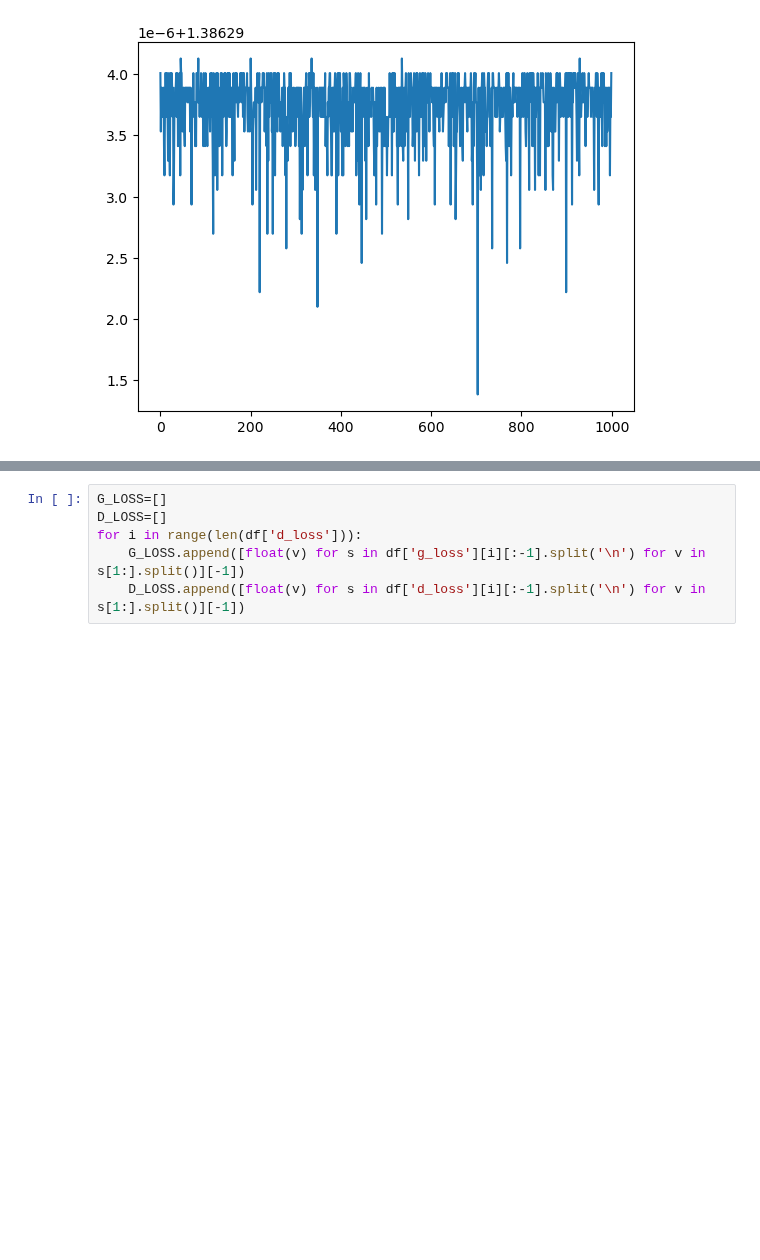
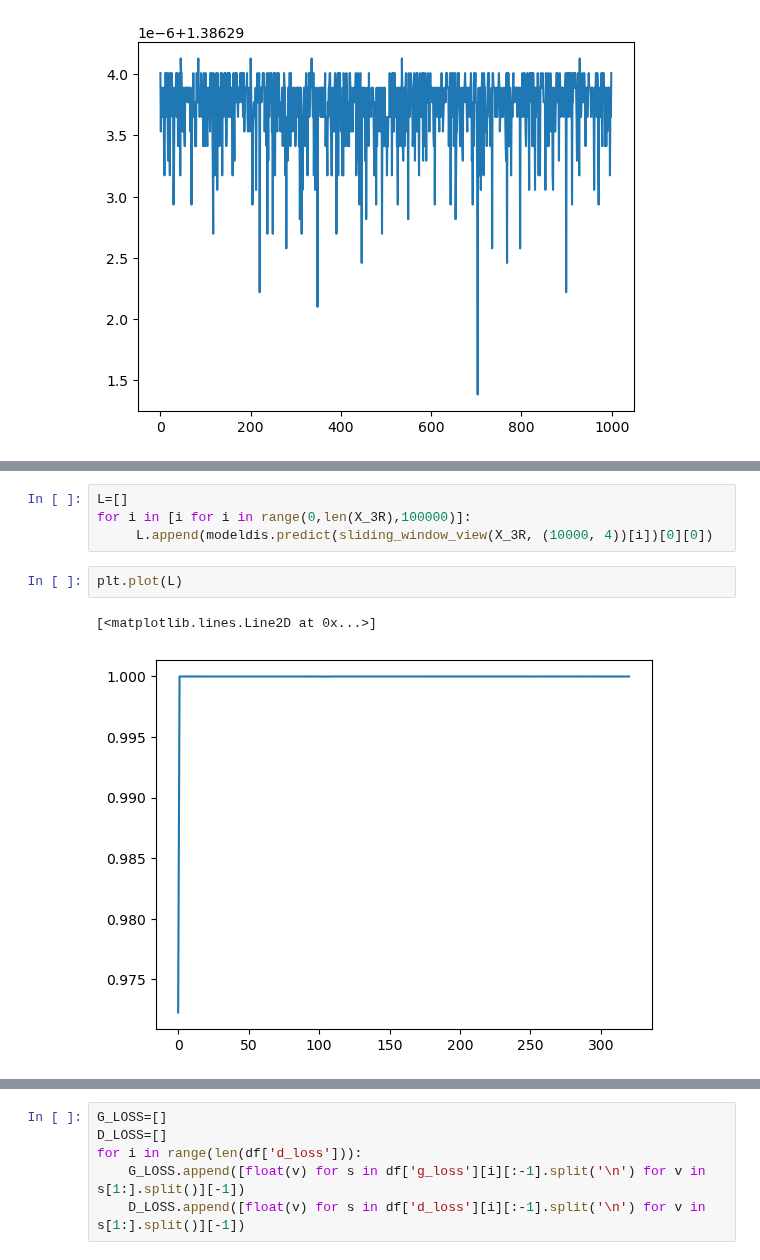
Before and after one commit to floriantilliet/mnhn_internship, a Jupyter notebook: gan_testing.ipynb, the cells around one changed output, grey strips where cells are left out. Drawn from its saved outputs; the diff is of its cells as text; blank space fills up the shorter version.

```diff
--- a/gan_testing.ipynb
+++ b/gan_testing.ipynb
@@ -381,3 +354,12 @@ for i in [0, 10, 100, 1000, 8000, 9000, 10000, 12000, 20000, 40000]:
+# %%
+L=[]
+for i in [i for i in range(0,len(X_3R),100000)]:
+     L.append(modeldis.predict(sliding_window_view(X_3R, (10000, 4))[i])[0][0])
+# %%
+plt.plot(L)
+# %% [output]
+[<matplotlib.lines.Line2D at 0x...>]
+[figure, added]
 # %%
 for i in [0, 10, 100, 1000, 8000, 9000, 10000, 12000, 20000, 40000]:
     print(i, modeldis.predict(sliding_window_view(X_3R, (10000, 4))[i]))
```
Also changed, not shown: parts of 30 cells of this notebook, 1 other file.
